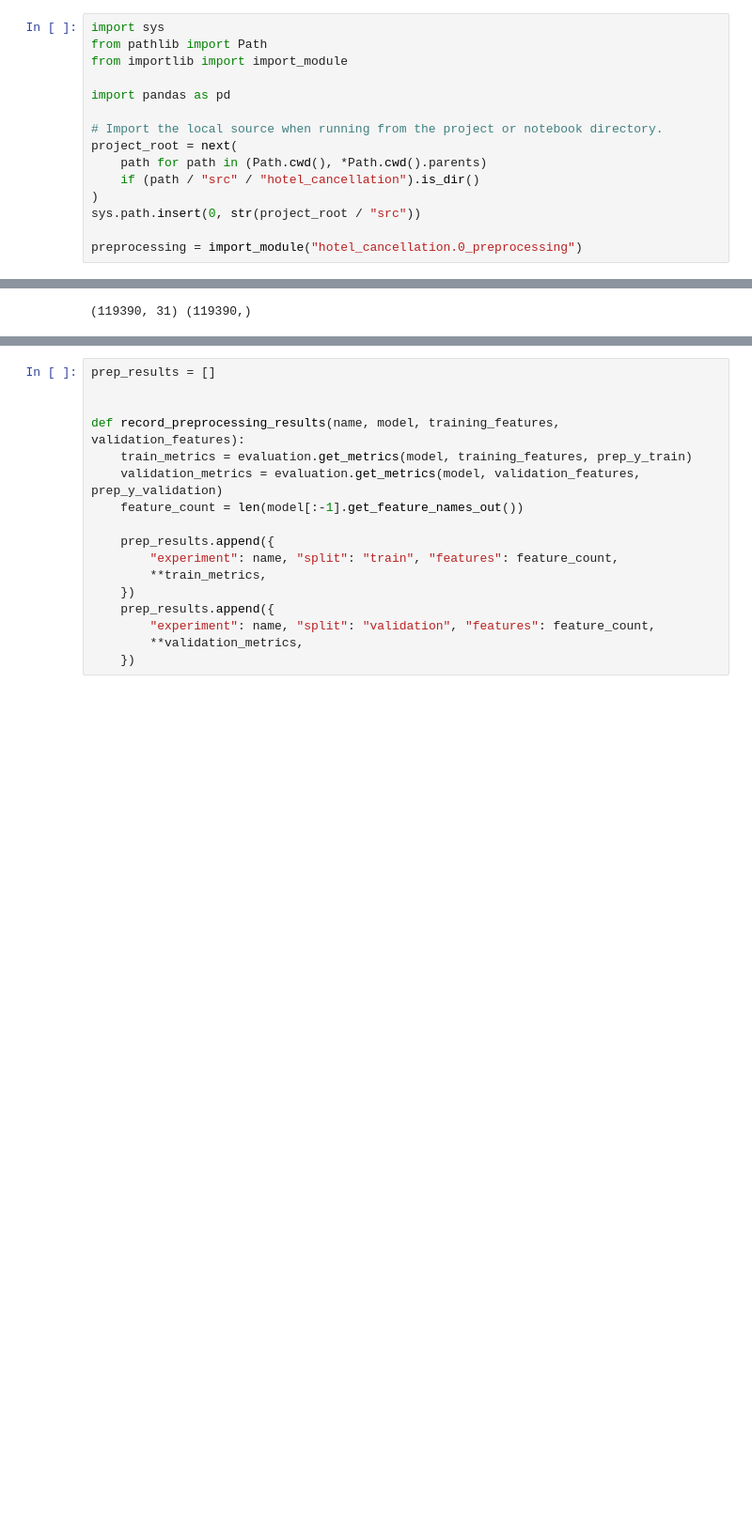
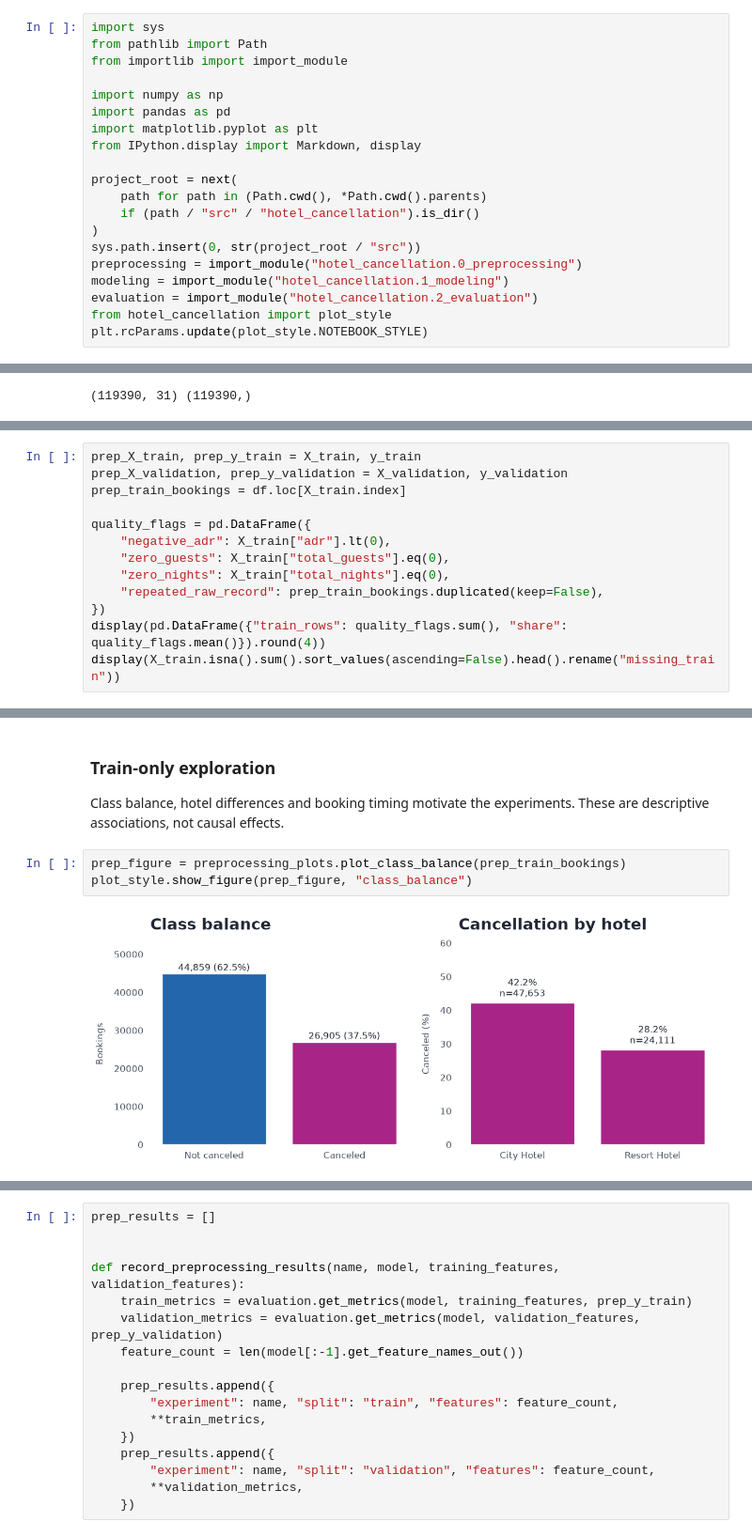
Before and after one commit to MasMits/hotel-cancellation-ml, a Jupyter notebook: notebook/project.ipynb, the cells around one changed output, grey strips where cells are left out. Shown at 94% size. Drawn from its saved outputs; the diff is of its cells as text; blank space fills up the shorter version.

Commit message:
chore: tuned models

```diff
--- a/notebook/project.ipynb
+++ b/notebook/project.ipynb
@@ -21,16 +32,21 @@ import sys
 from pathlib import Path
 from importlib import import_module
 
+import numpy as np
 import pandas as pd
+import matplotlib.pyplot as plt
+from IPython.display import Markdown, display
 
-# Import the local source when running from the project or notebook directory.
 project_root = next(
     path for path in (Path.cwd(), *Path.cwd().parents)
     if (path / "src" / "hotel_cancellation").is_dir()
 )
 sys.path.insert(0, str(project_root / "src"))
-
 preprocessing = import_module("hotel_cancellation.0_preprocessing")
+modeling = import_module("hotel_cancellation.1_modeling")
+evaluation = import_module("hotel_cancellation.2_evaluation")
+from hotel_cancellation import plot_style
+plt.rcParams.update(plot_style.NOTEBOOK_STYLE)
 # %% [markdown]
 ## 1. Data
 
@@ -278,0 +162,13 @@ and validation and adds two rows to the table. The targets stay the same through
+# %%
+prep_X_train, prep_y_train = X_train, y_train
+prep_X_validation, prep_y_validation = X_validation, y_validation
+prep_train_bookings = df.loc[X_train.index]
+
+quality_flags = pd.DataFrame({
+    "negative_adr": X_train["adr"].lt(0),
+    "zero_guests": X_train["total_guests"].eq(0),
+    "zero_nights": X_train["total_nights"].eq(0),
+    "repeated_raw_record": prep_train_bookings.duplicated(keep=False),
+})
+display(pd.DataFrame({"train_rows": quality_flags.sum(), "share": quality_flags.mean()}).round(4))
+display(X_train.isna().sum().sort_values(ascending=False).head().rename("missing_train"))
@@ -278,0 +201,9 @@ and validation and adds two rows to the table. The targets stay the same through
+# %% [markdown]
+### Train-only exploration
+
+Class balance, hotel differences and booking timing motivate the experiments. These are descriptive associations, not causal effects.
+# %%
+prep_figure = preprocessing_plots.plot_class_balance(prep_train_bookings)
+plot_style.show_figure(prep_figure, "class_balance")
+# %% [output]
+[figure, added]
```
Also changed, not shown: parts of 206 cells of this notebook, 8 other files.
